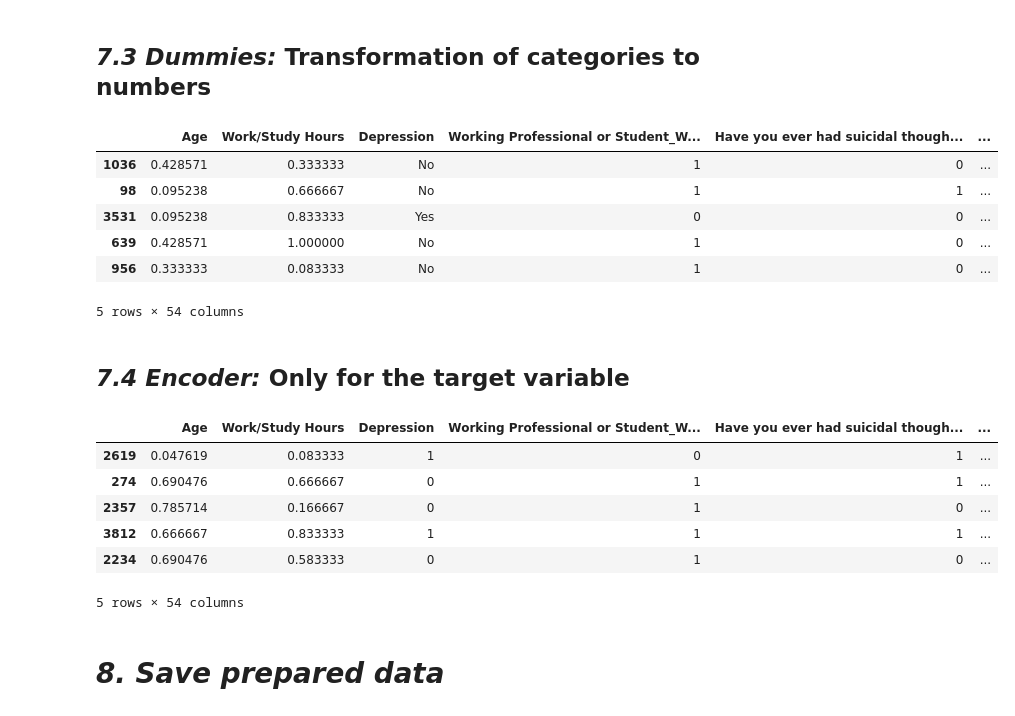
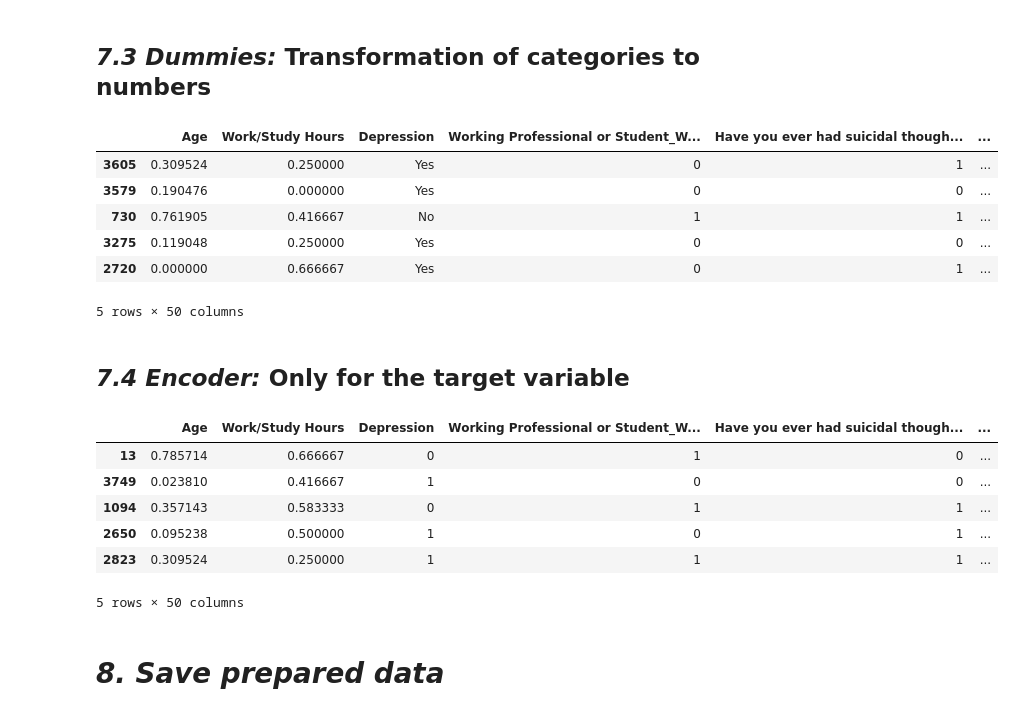
Before and after one commit to simon2326/Depression-Risk-Analysis, a Jupyter notebook: DataPreparation/data-preparation.ipynb, the cells around one changed output. Drawn from its saved outputs; the diff is of its cells as text; code cells hidden in the pictures.

```diff
--- a/DataPreparation/data-preparation.ipynb
+++ b/DataPreparation/data-preparation.ipynb
@@ -478,7 +476,7 @@ data.head()
 # %%
 # Irrelevant detection = very low correlations (0.0 - 0.05) are searched
 
-columns = ['City', 'Family History of Mental Illness', 'Gender']
+columns = ['City', 'Family History of Mental Illness', 'Gender', 'Sleep Duration']
 
 data = data.drop(columns, axis=1)
 data.head()
@@ -544,7 +539,7 @@ memory usage: 65.1 KB
 from imblearn.over_sampling import SMOTE, SMOTENC
 
 categorical_columns = [
-    'Working Professional or Student', 'Sleep Duration', 'Dietary Habits', 'Degree',
+    'Working Professional or Student', 'Dietary Habits', 'Degree',
     'Have you ever had suicidal thoughts ?', 'Financial Stress',
     'Job/Study Satisfaction', 'Work/Academic Pressure'
 ]
@@ -640,20 +635,20 @@ data.sample(5)
 ## ***7.3 Dummies:*** Transformation of categories to numbers
 # %%
 var_drop_first_true = ['Working Professional or Student', 'Have you ever had suicidal thoughts ?']
-var_drop_first_false = ['Sleep Duration', 'Dietary Habits', 'Degree', 'Financial Stress', 'Job/Study Satisfaction', 'Work/Academic Pressure']
+var_drop_first_false = ['Dietary Habits', 'Degree', 'Financial Stress', 'Job/Study Satisfaction', 'Work/Academic Pressure']
 
 data = pd.get_dummies(data, columns=var_drop_first_true, drop_first=True, dtype=int)
 data = pd.get_dummies(data, columns=var_drop_first_false, drop_first=False, dtype=int)
 
 data.sample(5)
 # %% [output]
 |  | Age | Work/Study Hours | Depression | Working Professional or Student_W... | Have you ever had suicidal though... | ... |
-| 1036 | 0.428571 | 0.333333 | No | 1 | 0 | ... |
-| 98 | 0.095238 | 0.666667 | No | 1 | 1 | ... |
-| 3531 | 0.095238 | 0.833333 | Yes | 0 | 0 | ... |
-| 639 | 0.428571 | 1.000000 | No | 1 | 0 | ... |
-| 956 | 0.333333 | 0.083333 | No | 1 | 0 | ... |
+| 3605 | 0.309524 | 0.250000 | Yes | 0 | 1 | ... |
+| 3579 | 0.190476 | 0.000000 | Yes | 0 | 0 | ... |
+| 730 | 0.761905 | 0.416667 | No | 1 | 1 | ... |
+| 3275 | 0.119048 | 0.250000 | Yes | 0 | 0 | ... |
+| 2720 | 0.000000 | 0.666667 | Yes | 0 | 1 | ... |
-5 rows × 54 columns
+5 rows × 50 columns
 # %% [markdown]
 ## ***7.4 Encoder:*** Only for the target variable
 # %%
@@ -665,12 +660,12 @@ data["Depression"] = labelencoder.fit_transform(data["Depression"])
 data.sample(5)
 # %% [output]
 |  | Age | Work/Study Hours | Depression | Working Professional or Student_W... | Have you ever had suicidal though... | ... |
-| 2619 | 0.047619 | 0.083333 | 1 | 0 | 1 | ... |
-| 274 | 0.690476 | 0.666667 | 0 | 1 | 1 | ... |
-| 2357 | 0.785714 | 0.166667 | 0 | 1 | 0 | ... |
-| 3812 | 0.666667 | 0.833333 | 1 | 1 | 1 | ... |
-| 2234 | 0.690476 | 0.583333 | 0 | 1 | 0 | ... |
+| 13 | 0.785714 | 0.666667 | 0 | 1 | 0 | ... |
+| 3749 | 0.023810 | 0.416667 | 1 | 0 | 0 | ... |
+| 1094 | 0.357143 | 0.583333 | 0 | 1 | 1 | ... |
+| 2650 | 0.095238 | 0.500000 | 1 | 0 | 1 | ... |
+| 2823 | 0.309524 | 0.250000 | 1 | 1 | 1 | ... |
-5 rows × 54 columns
+5 rows × 50 columns
 # %% [markdown]
 # ***8. Save prepared data***
 # %%
```
Also changed, not shown: parts of 12 cells of this notebook.
